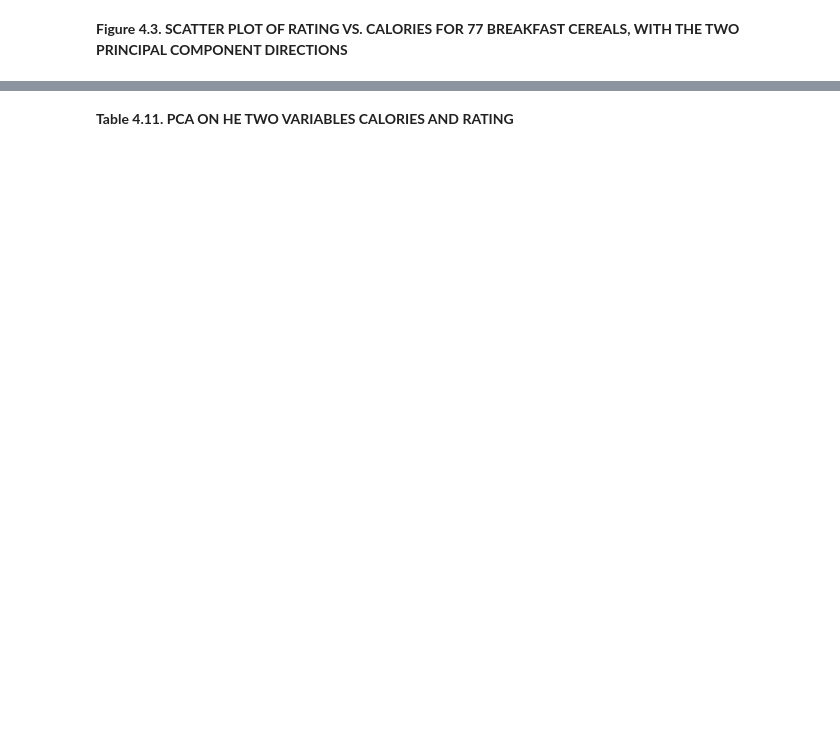
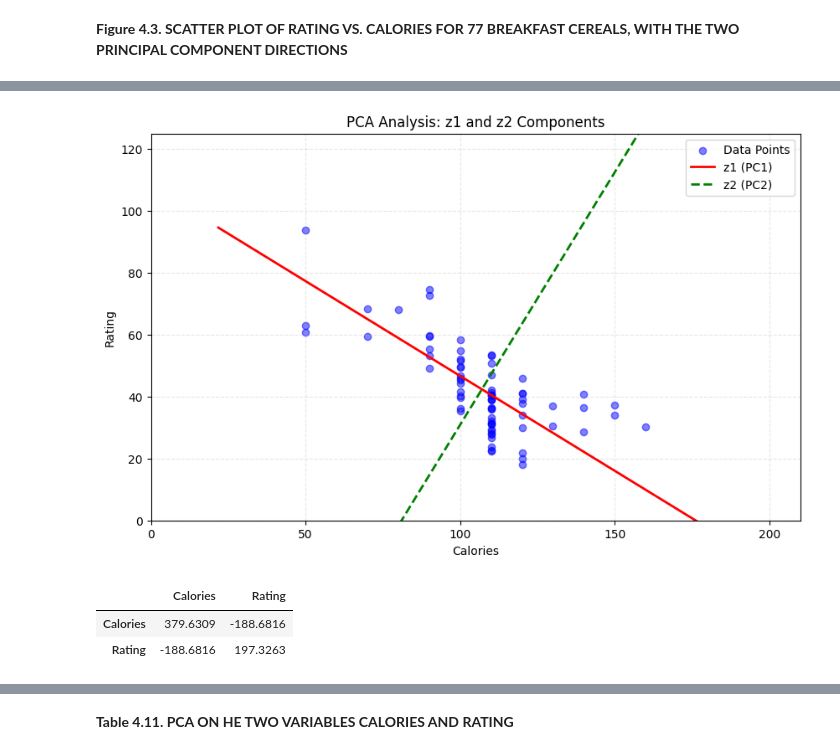
Before and after one commit to ThanhVanLe0605/Data-Mining-For-Business-Analytics-In-Python, a Jupyter notebook: Chapter_4_Dimension_Reduction.ipynb, the cells around one changed output, grey strips where cells are left out. Cells and saved outputs as stored; diff of their text form; code cells hidden in the pictures; blank space fills up the shorter version.

```diff
--- a/Chapter_4_Dimension_Reduction.ipynb
+++ b/Chapter_4_Dimension_Reduction.ipynb
@@ -709,0 +825,80 @@ plt.show()
+# %%
+import pandas as pd
+import numpy as np
+from sklearn.decomposition import PCA
+import matplotlib.pyplot as plt
+
+# --- 1. Load Data (Assumed: cereals_df is already defined) ---
+# Select the two columns needed for PCA
+X = cereals_df[['Calories', 'Rating']]
+
+# --- 2. Perform PCA ---
+# Initialize PCA to retain 2 components
+pca = PCA(n_components=2)
+# Fit the model to the data
+pca.fit(X)
+
+# Retrieve information from PCA object
+mean = pca.mean_          # The centroid/mean point of the data
+components = pca.components_ # The principal component vectors (z1, z2)
+
+# Extract individual principal component vectors
+v1 = components[0] # Principal Component 1 (PC1) vector - Direction of maximum variance
+v2 = components[1] # Principal Component 2 (PC2) vector - Orthogonal to PC1
+
+# --- 3. Function to Draw the Principal Component Axes ---
+def draw_vector_line(center, vector, length, color, style, label):
+    """Calculates start and end points and plots a line through the center along the vector direction."""
+    # Calculate start point
+    x1 = center[0] - vector[0] * length
+    y1 = center[1] - vector[1] * length
+    # Calculate end point
+    x2 = center[0] + vector[0] * length
+    y2 = center[1] + vector[1] * length
+    # Plot the extended line
+    plt.plot([x1, x2], [y1, y2], color=color, linestyle=style, linewidth=2, label=label)
+
+# --- 4. Plotting the Results ---
+plt.figure(figsize=(10, 6))
+
+# Plot the original data points (Calories vs. Rating)
+plt.scatter(X['Calories'], X['Rating'], alpha=0.5, color='blue', label='Data Points')
+
+# Draw the two principal component axes (extending length=100 for visualization)
+
+# z1: PC1 (Red, Solid line)
+draw_vector_line(mean, v1, 100, 'red', '-', 'z1 (PC1)')
+
+# z2: PC2 (Green, Dashed line)
+draw_vector_line(mean, v2, 100, 'green', '--', 'z2 (PC2)')
+
+# --- 5. Configure Plot Aesthetics ---
+# Set X and Y axis ticks
+plt.xticks([0, 50, 100, 150, 200])
+plt.yticks([0, 20, 40, 60, 80, 100, 120])
+# Set plot limits
+plt.xlim(0, 210)
+plt.ylim(0, 125)
+
+# Set axis labels
+plt.xlabel("Calories")
+plt.ylabel("Rating")
+
+# Set the plot title
+plt.title("PCA Analysis: z1 and z2 Components")
+
+# Display legend and grid
+plt.legend()
+plt.grid(True, linestyle='--', alpha=0.3)
+
+# Show the final plot
+plt.show()
+# %% [output]
+[figure, added]
+# %%
+# Covariance Matrix
+data_01.cov()
+# %% [output]
+|  | Calories | Rating |
+| Calories | 379.6309 | -188.6816 |
+| Rating | -188.6816 | 197.3263 |
```
Also changed, not shown: parts of 40 cells of this notebook.
